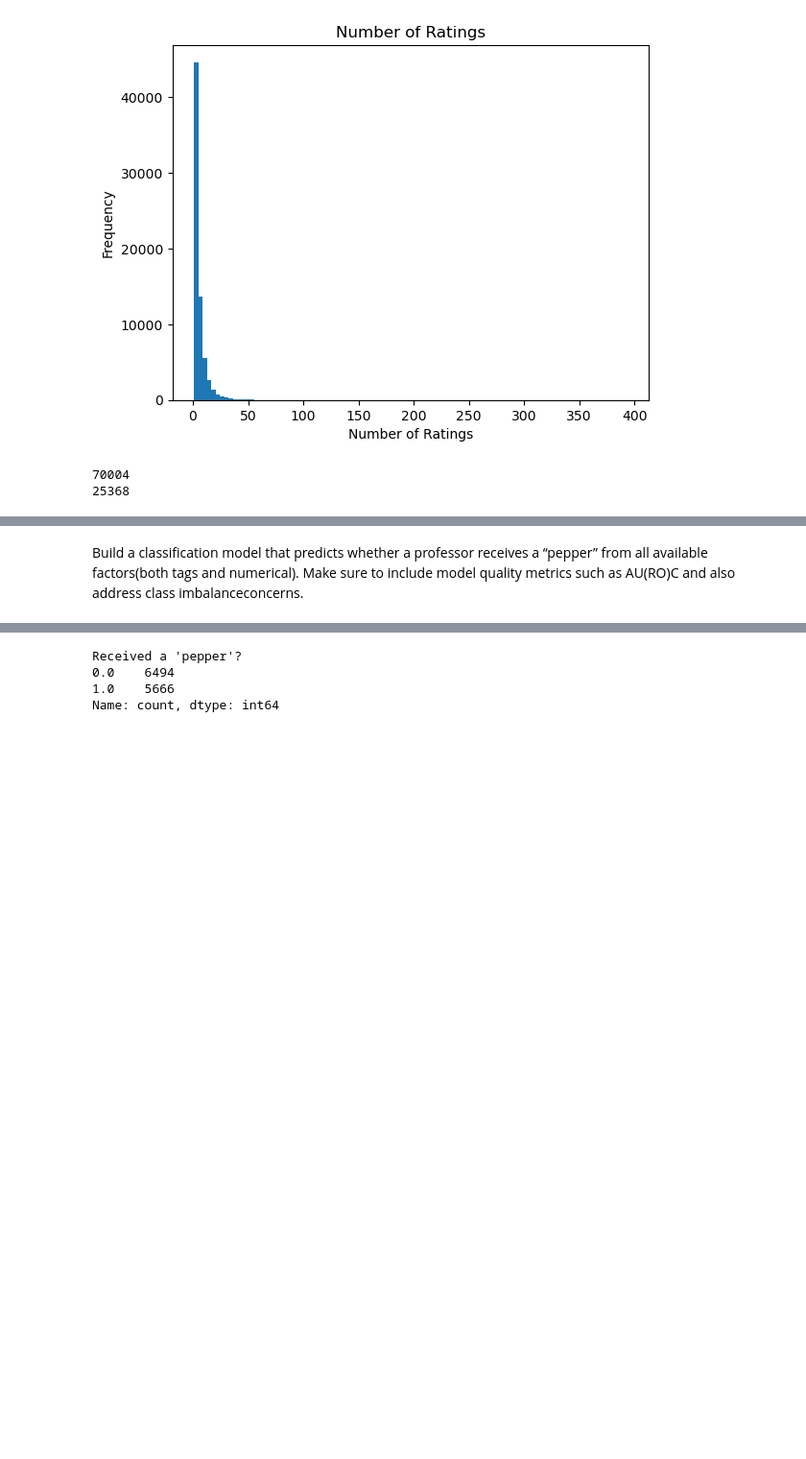
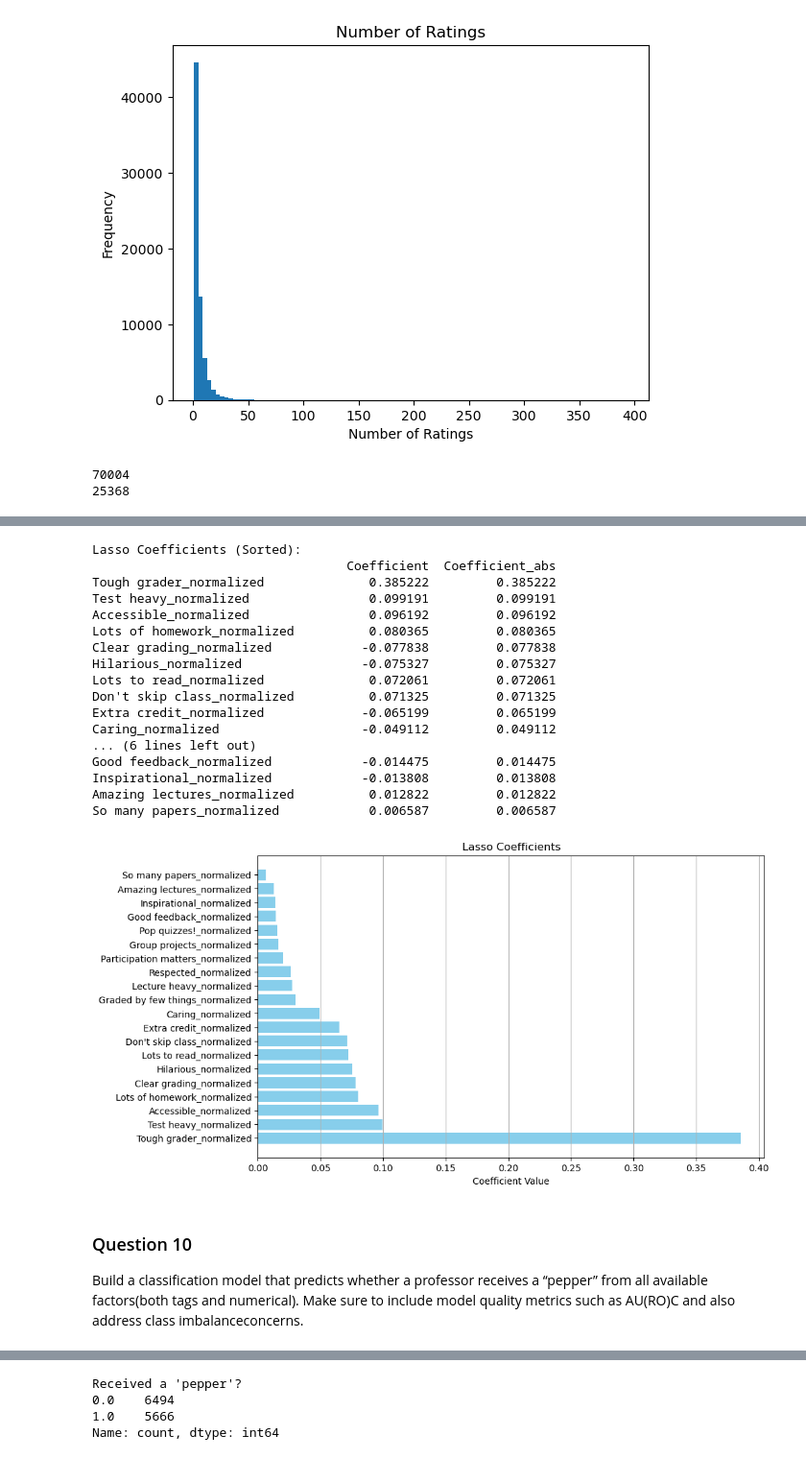
Before and after one commit to jinjinran2001/rmp_analysis, a Jupyter notebook: main.ipynb, the cells around one changed output, grey strips where cells are left out. Shown at 96% size. Saved outputs shown, nothing was run; the diff lists cells and outputs as text; code cells hidden in the pictures; blank space fills up the shorter version.

```diff
--- a/main.ipynb
+++ b/main.ipynb
@@ -351,2 +342,49 @@ plt.show()
+# %%
+# We use Lasso regression to identify the most important features
+# Fit the Lasso model with the best parameters
+lasso_best = Lasso(**results['Lasso']['Best_Params'])
+lasso_best.fit(X_train_scaled, y_train)
+
+# Extract the coefficients
+lasso_coefs = lasso_best.coef_
+
+# Create a DataFrame to display the coefficients
+lasso_coefs_df = pd.DataFrame(lasso_coefs, index=feature_columns, columns=['Coefficient'])
+
+# Sort the coefficients by absolute value
+lasso_coefs_df['Coefficient_abs'] = np.abs(lasso_coefs_df['Coefficient'])
+lasso_coefs_df = lasso_coefs_df.sort_values(by='Coefficient_abs', ascending=False)
+
+# Display the sorted coefficients
+print("\nLasso Coefficients (Sorted):")
+print(lasso_coefs_df)
+
+# Plot the coefficients
+plt.figure(figsize=(10, 6))
+plt.barh(lasso_coefs_df.index, lasso_coefs_df['Coefficient_abs'], color='skyblue')
+plt.xlabel('Coefficient Value')
+plt.title('Lasso Coefficients')
+plt.grid(axis='x')
+plt.show()
+# %% [output]
+Lasso Coefficients (Sorted):
+                                  Coefficient  Coefficient_abs
+Tough grader_normalized              0.385222         0.385222
+Test heavy_normalized                0.099191         0.099191
+Accessible_normalized                0.096192         0.096192
+Lots of homework_normalized          0.080365         0.080365
+Clear grading_normalized            -0.077838         0.077838
+Hilarious_normalized                -0.075327         0.075327
+Lots to read_normalized              0.072061         0.072061
+Don't skip class_normalized          0.071325         0.071325
+Extra credit_normalized             -0.065199         0.065199
+Caring_normalized                   -0.049112         0.049112
+... (6 lines left out)
+Good feedback_normalized            -0.014475         0.014475
+Inspirational_normalized            -0.013808         0.013808
+Amazing lectures_normalized          0.012822         0.012822
+So many papers_normalized            0.006587         0.006587
+[figure, added]
 # %% [markdown]
+### Question 10
 Build a classification model that predicts whether a professor receives a “pepper” from all available factors(both tags and numerical). Make sure to include model quality metrics such as AU(RO)C and also address class imbalanceconcerns.
```
Also changed, not shown: parts of 23 cells of this notebook.
